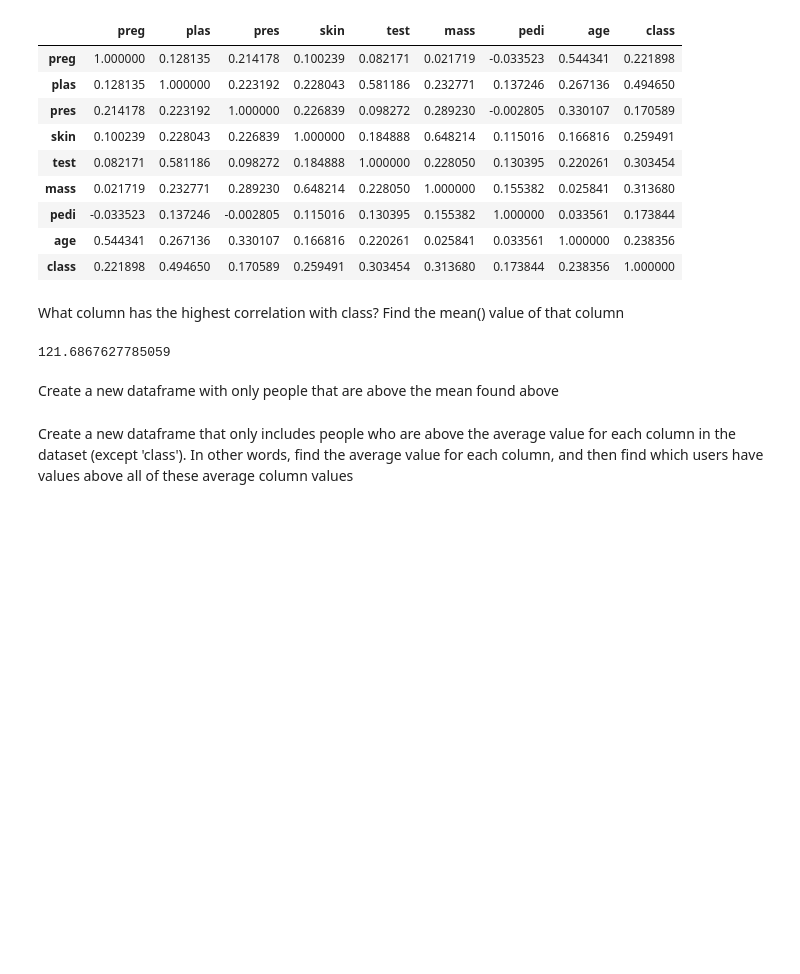
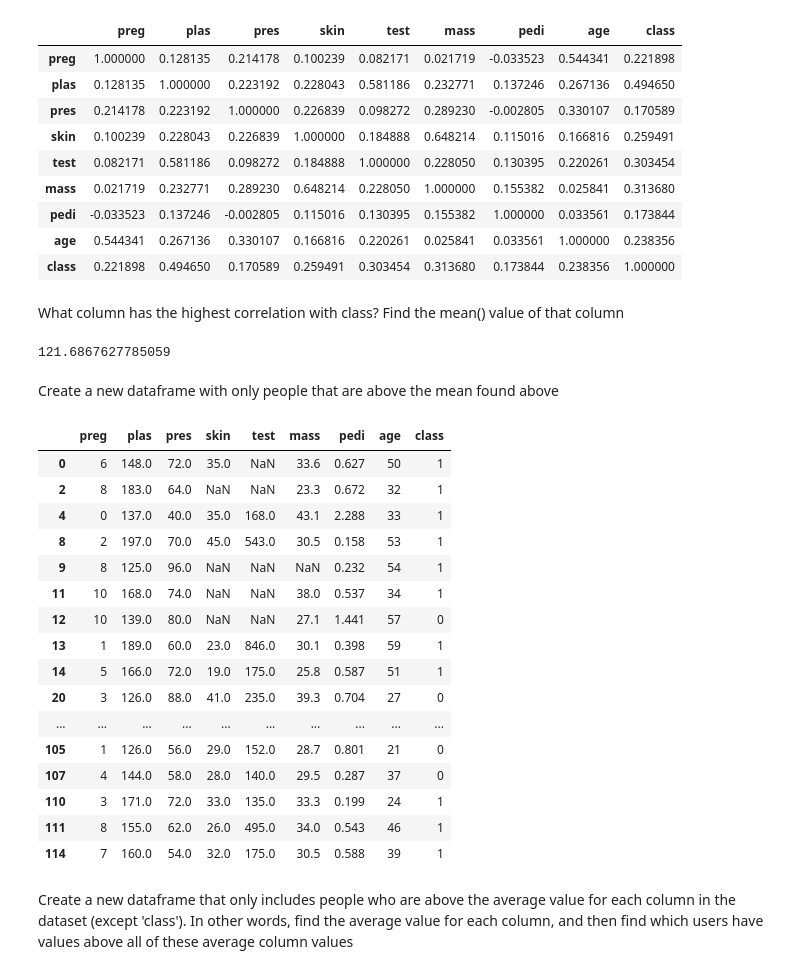
Before and after one commit to anaaparamesh/Week1_Public, a Jupyter notebook: Notebooks/02_Pandas_and_Matplotlib/Pandas_Exercise.ipynb, the cells around one changed output. Cells and saved outputs as stored; diff of their text form; code cells hidden in the pictures; blank space fills up the shorter version.

Commit message:
sorted the data set

```diff
--- a/Notebooks/02_Pandas_and_Matplotlib/Pandas_Exercise.ipynb
+++ b/Notebooks/02_Pandas_and_Matplotlib/Pandas_Exercise.ipynb
@@ -113,18 +113,37 @@ What column has the highest correlation with class? Find the mean() value of tha
 stats_of_highest_corr_column = data.loc[:, 'plas'].describe()
 
 #Mean of column that has the highest correlation
-mean_of_pres = stats_of_highest_corr_column['mean']
-print(mean_of_pres)
+mean_of_plas = stats_of_highest_corr_column['mean']
+print(mean_of_plas)
 # %% [output]
 121.6867627785059
 # %% [markdown]
 Create a new dataframe with only people that are above the mean found above
 # %%
 # your code here
-#data set says true if they don't have above the mean pressure.
-no_diabetes_boolean = data_row['pres'] > 1
+#data set says true if they don't have above the mean plas.
+has_higher_than_mean_plas = data['plas'] > mean_of_plas
 
-#has ppl that have no diabetes
-have_no_diabetes = data_row[no_diabetes_boolean]
+#has ppl that or only above the mean plas
+high_plas = data[has_higher_than_mean_plas]
+high_plas.head(50)
+# %% [output]
+|  | preg | plas | pres | skin | test | mass | pedi | age | class |
+| 0 | 6 | 148.0 | 72.0 | 35.0 | NaN | 33.6 | 0.627 | 50 | 1 |
+| 2 | 8 | 183.0 | 64.0 | NaN | NaN | 23.3 | 0.672 | 32 | 1 |
+| 4 | 0 | 137.0 | 40.0 | 35.0 | 168.0 | 43.1 | 2.288 | 33 | 1 |
+| 8 | 2 | 197.0 | 70.0 | 45.0 | 543.0 | 30.5 | 0.158 | 53 | 1 |
+| 9 | 8 | 125.0 | 96.0 | NaN | NaN | NaN | 0.232 | 54 | 1 |
+| 11 | 10 | 168.0 | 74.0 | NaN | NaN | 38.0 | 0.537 | 34 | 1 |
+| 12 | 10 | 139.0 | 80.0 | NaN | NaN | 27.1 | 1.441 | 57 | 0 |
+| 13 | 1 | 189.0 | 60.0 | 23.0 | 846.0 | 30.1 | 0.398 | 59 | 1 |
+| 14 | 5 | 166.0 | 72.0 | 19.0 | 175.0 | 25.8 | 0.587 | 51 | 1 |
+| 20 | 3 | 126.0 | 88.0 | 41.0 | 235.0 | 39.3 | 0.704 | 27 | 0 |
+| ... | ... | ... | ... | ... | ... | ... | ... | ... | ... |
+| 105 | 1 | 126.0 | 56.0 | 29.0 | 152.0 | 28.7 | 0.801 | 21 | 0 |
+| 107 | 4 | 144.0 | 58.0 | 28.0 | 140.0 | 29.5 | 0.287 | 37 | 0 |
+| 110 | 3 | 171.0 | 72.0 | 33.0 | 135.0 | 33.3 | 0.199 | 24 | 1 |
+| 111 | 8 | 155.0 | 62.0 | 26.0 | 495.0 | 34.0 | 0.543 | 46 | 1 |
+| 114 | 7 | 160.0 | 54.0 | 32.0 | 175.0 | 30.5 | 0.588 | 39 | 1 |
 # %% [markdown]
 Create a new dataframe that only includes people who are above the average value for each column in the dataset (except 'class'). In other words, find the average value for each column, and then find which users have values above all of these average column values
```
Also changed, not shown: parts of 4 cells of this notebook.
